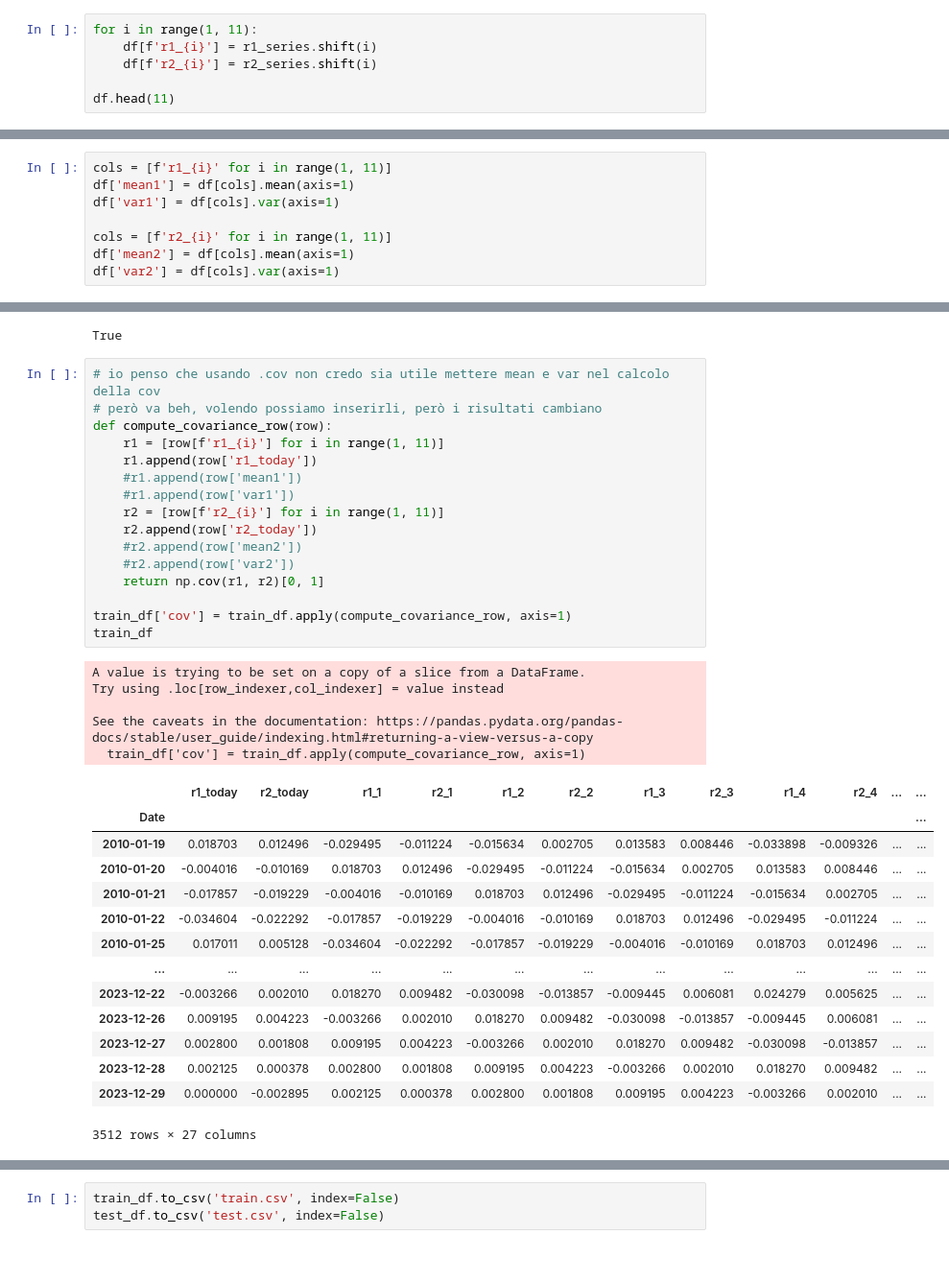
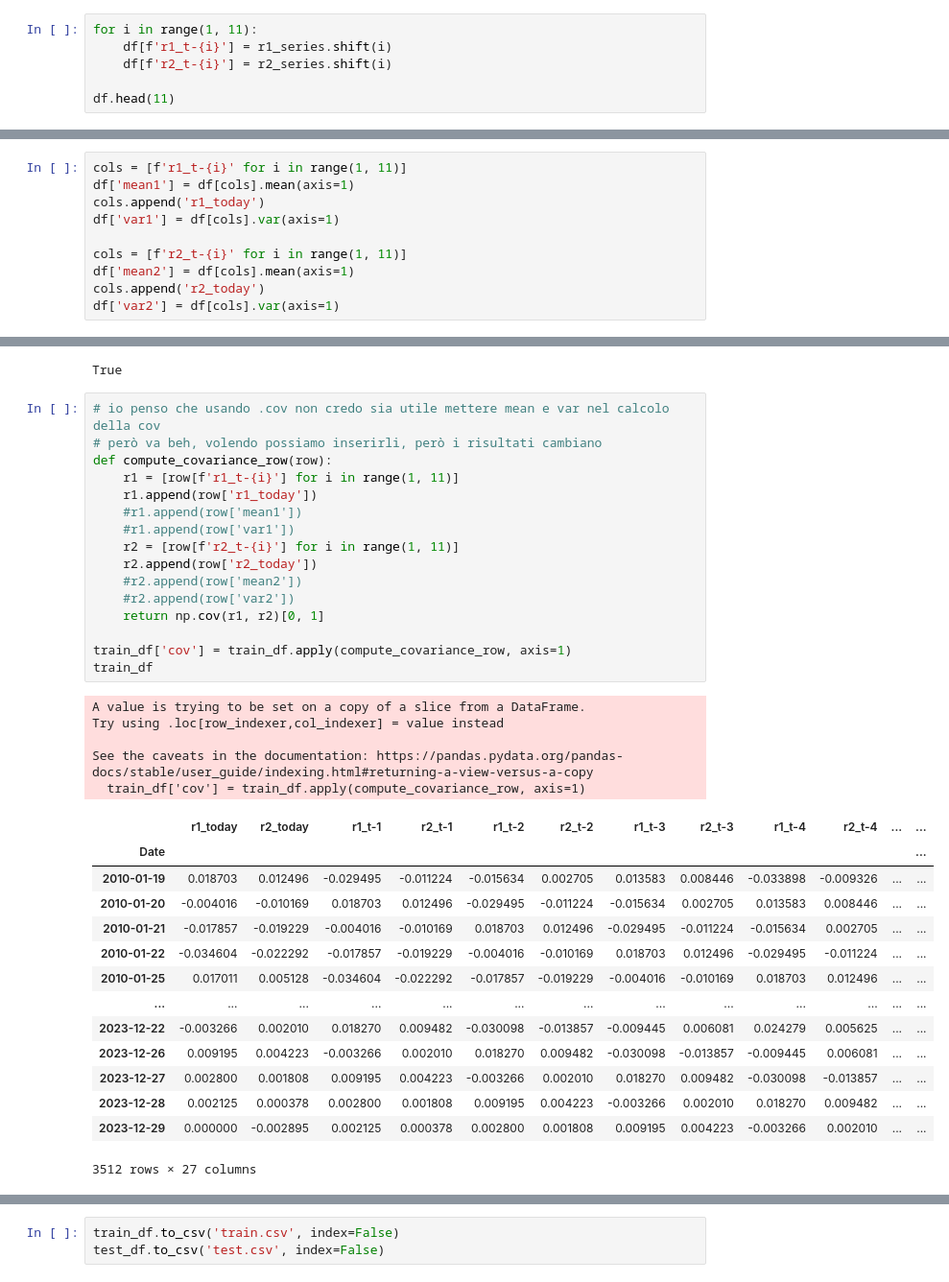
Before and after one commit to Lukirby/Stress-Testing-a-Markowitz-Portfolio, a Jupyter notebook: fidanza.ipynb, the cells around one changed output, grey strips where cells are left out. Shown at 96% size. Saved outputs shown, nothing was run; the diff lists cells and outputs as text.

```diff
--- a/fidanza.ipynb
+++ b/fidanza.ipynb
@@ -77,8 +77,8 @@ df.head(5)
 | 2010-01-08 | 0.002161 | 0.003328 |
 # %%
 for i in range(1, 11):
-    df[f'r1_{i}'] = r1_series.shift(i)
-    df[f'r2_{i}'] = r2_series.shift(i)
+    df[f'r1_t-{i}'] = r1_series.shift(i)
+    df[f'r2_t-{i}'] = r2_series.shift(i)
 
 df.head(11)
 # %% [output]
@@ -97,12 +97,14 @@ df.head(11)
 | 2010-01-19 | 0.018703 | 0.012496 | -0.029495 | -0.011224 | -0.015634 | 0.002705 | 0.013583 | 0.008446 | -0.033898 | -0.009326 | ... | ... |
 11 rows × 22 columns
 # %%
-cols = [f'r1_{i}' for i in range(1, 11)]
+cols = [f'r1_t-{i}' for i in range(1, 11)]
 df['mean1'] = df[cols].mean(axis=1)
+cols.append('r1_today')
 df['var1'] = df[cols].var(axis=1)
 
-cols = [f'r2_{i}' for i in range(1, 11)]
+cols = [f'r2_t-{i}' for i in range(1, 11)]
 df['mean2'] = df[cols].mean(axis=1)
+cols.append('r2_today')
 df['var2'] = df[cols].var(axis=1)
 # %%
 # remove nan => remove first ten days
@@ -137,26 +139,26 @@ True
 # %%
 # io penso che usando .cov non credo sia utile mettere mean e var nel calcolo della cov
 # però va beh, volendo possiamo inserirli, però i risultati cambiano
 def compute_covariance_row(row):
-    r1 = [row[f'r1_{i}'] for i in range(1, 11)]
+    r1 = [row[f'r1_t-{i}'] for i in range(1, 11)]
     r1.append(row['r1_today'])
     #r1.append(row['mean1'])
     #r1.append(row['var1'])
-    r2 = [row[f'r2_{i}'] for i in range(1, 11)]
+    r2 = [row[f'r2_t-{i}'] for i in range(1, 11)]
     r2.append(row['r2_today'])
     #r2.append(row['mean2'])
     #r2.append(row['var2'])
     return np.cov(r1, r2)[0, 1]
 
 train_df['cov'] = train_df.apply(compute_covariance_row, axis=1)
 train_df
 # %% [output]
 A value is trying to be set on a copy of a slice from a DataFrame.
 Try using .loc[row_indexer,col_indexer] = value instead
 
 See the caveats in the documentation: https://pandas.pydata.org/pandas-docs/stable/user_guide/indexing.html#returning-a-view-versus-a-copy
   train_df['cov'] = train_df.apply(compute_covariance_row, axis=1)
-|  | r1_today | r2_today | r1_1 | r2_1 | r1_2 | r2_2 | r1_3 | r2_3 | r1_4 | r2_4 | ... | ... |
+|  | r1_today | r2_today | r1_t-1 | r2_t-1 | r1_t-2 | r2_t-2 | r1_t-3 | r2_t-3 | r1_t-4 | r2_t-4 | ... | ... |
 | Date |  |  |  |  |  |  |  |  |  |  |  | ... |
 | 2010-01-19 | 0.018703 | 0.012496 | -0.029495 | -0.011224 | -0.015634 | 0.002705 | 0.013583 | 0.008446 | -0.033898 | -0.009326 | ... | ... |
 | 2010-01-20 | -0.004016 | -0.010169 | 0.018703 | 0.012496 | -0.029495 | -0.011224 | -0.015634 | 0.002705 | 0.013583 | 0.008446 | ... | ... |
```
Also changed, not shown: parts of 5 cells of this notebook, 2 other files.
